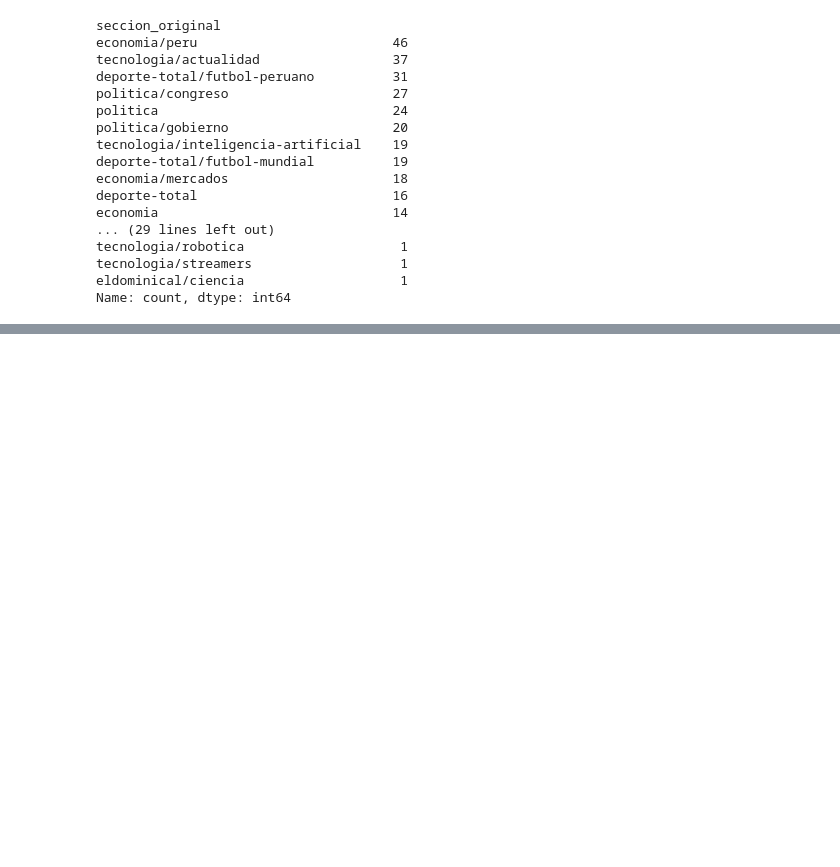
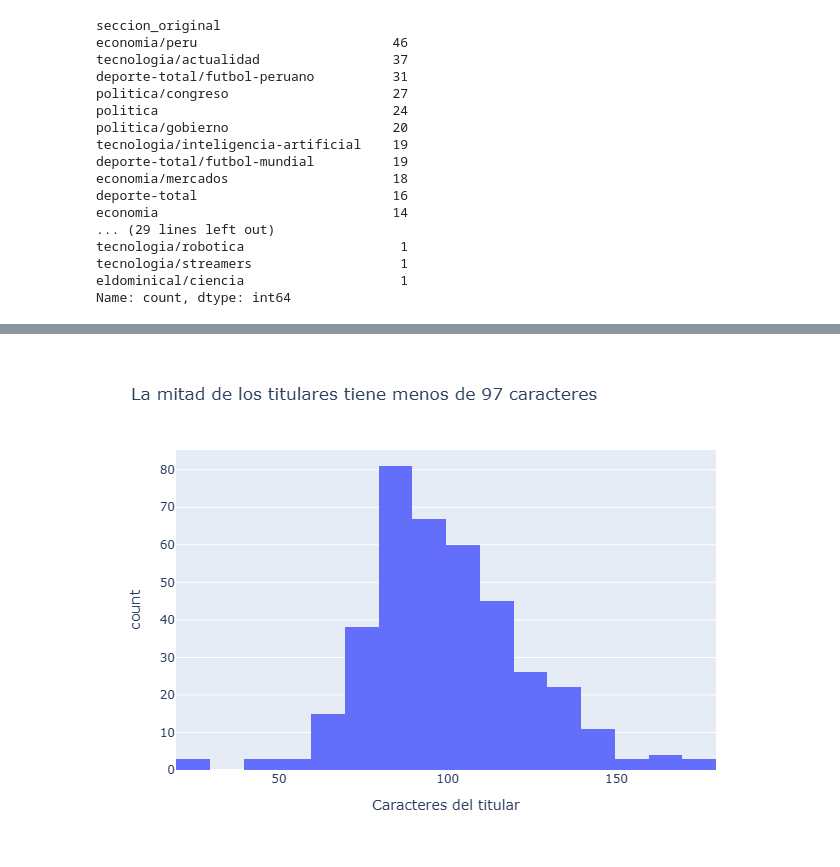
Before and after one commit to NoeliaLRuiz/Python_intermedio_2026, a Jupyter notebook: tarea_1/01_recoleccion.ipynb, the cells around one changed output, grey strips where cells are left out. Cells and saved outputs as stored; diff of their text form; code cells hidden in the pictures; blank space fills up the shorter version.

```diff
--- a/tarea_1/01_recoleccion.ipynb
+++ b/tarea_1/01_recoleccion.ipynb
@@ -204,0 +326,12 @@ Name: count, dtype: int64
+# %%
+noticias["largo_titular"] = noticias["titular"].str.len()
+mediana_largo = int(noticias["largo_titular"].median())
+titulo_largo = f"La mitad de los titulares tiene menos de {mediana_largo} caracteres"
+
+figura_largo = px.histogram(
+    noticias, x="largo_titular", nbins=30, title=titulo_largo,
+    labels={"largo_titular": "Caracteres del titular"},
+)
+figura_largo.show()
+# %% [output]
+[figure, added]
```
Also changed, not shown: parts of 18 cells of this notebook, 1 other file.
